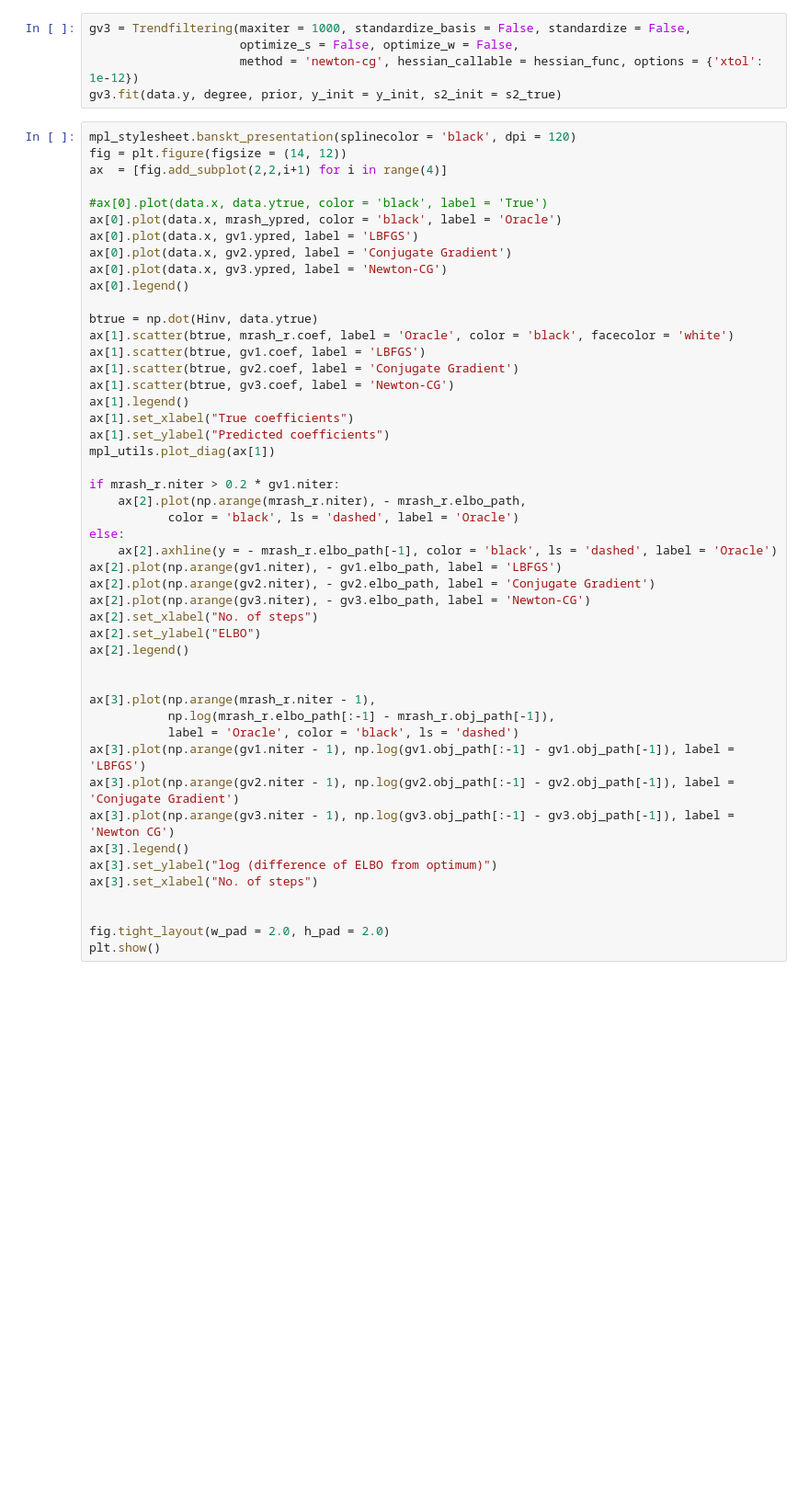
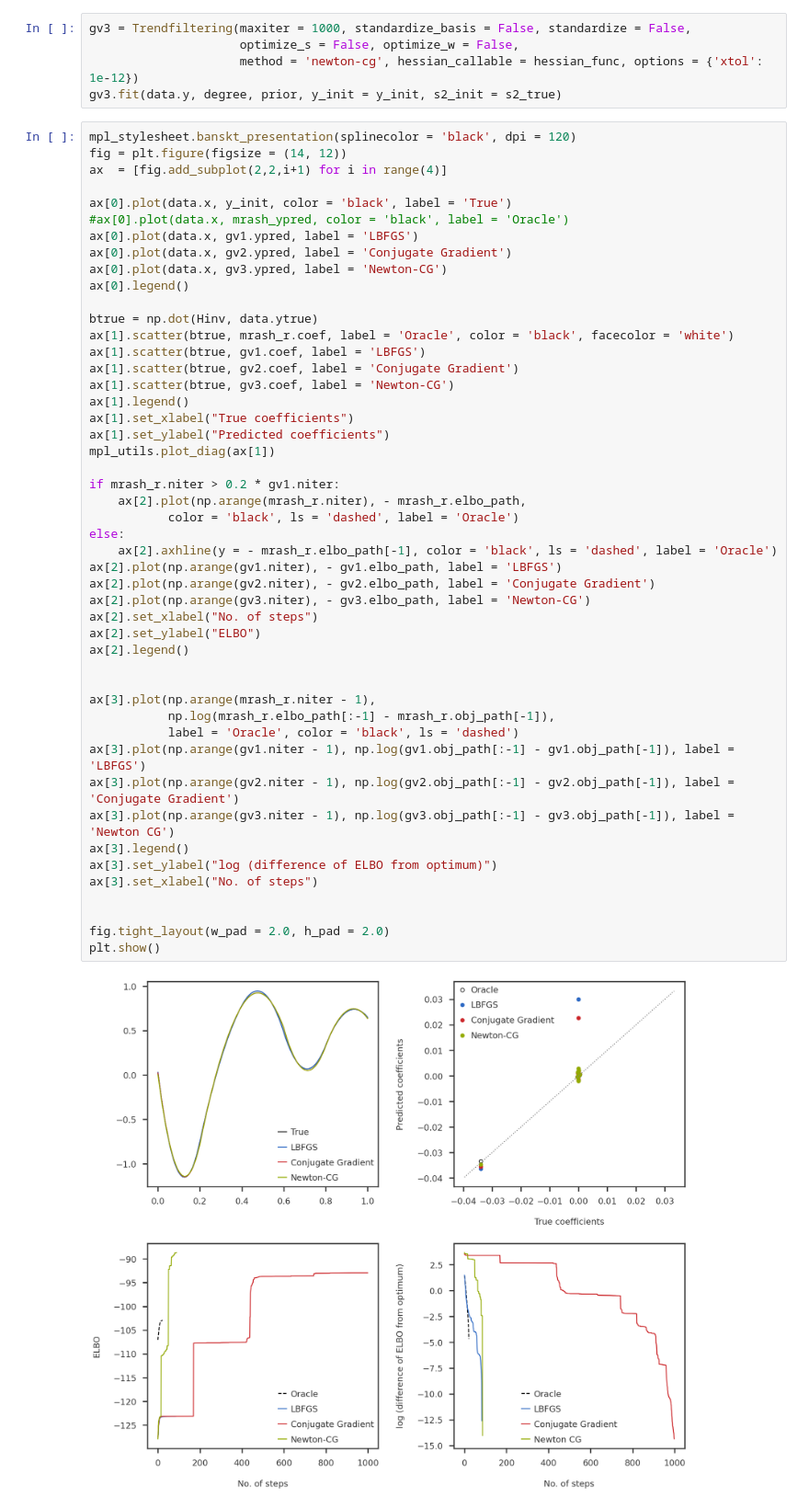
Before and after one commit to banskt/mr-ash-pen-workspace, a Jupyter notebook: notebooks/newtons_method_optimization/trendfiltering_newtons_method_bspline_smoothing_initialize.ipynb, the cells around one changed output. Shown at 92% size. Cells and saved outputs as stored; diff of their text form; blank space fills up the shorter version.

```diff
--- a/notebooks/newtons_method_optimization/trendfiltering_newtons_method_bspline_smoothing_initialize.ipynb
+++ b/notebooks/newtons_method_optimization/trendfiltering_newtons_method_bspline_smoothing_initialize.ipynb
@@ -117,8 +118,8 @@ mpl_stylesheet.banskt_presentation(splinecolor = 'black', dpi = 120)
 fig = plt.figure(figsize = (14, 12))
 ax  = [fig.add_subplot(2,2,i+1) for i in range(4)]
 
-#ax[0].plot(data.x, data.ytrue, color = 'black', label = 'True')
-ax[0].plot(data.x, mrash_ypred, color = 'black', label = 'Oracle')
+ax[0].plot(data.x, y_init, color = 'black', label = 'True')
+#ax[0].plot(data.x, mrash_ypred, color = 'black', label = 'Oracle')
 ax[0].plot(data.x, gv1.ypred, label = 'LBFGS')
 ax[0].plot(data.x, gv2.ypred, label = 'Conjugate Gradient')
 ax[0].plot(data.x, gv3.ypred, label = 'Newton-CG')
@@ -133,30 +134,32 @@ ax[1].legend()
 ax[1].set_xlabel("True coefficients")
 ax[1].set_ylabel("Predicted coefficients")
 mpl_utils.plot_diag(ax[1])
 
 if mrash_r.niter > 0.2 * gv1.niter:
     ax[2].plot(np.arange(mrash_r.niter), - mrash_r.elbo_path,
            color = 'black', ls = 'dashed', label = 'Oracle')
 else:
     ax[2].axhline(y = - mrash_r.elbo_path[-1], color = 'black', ls = 'dashed', label = 'Oracle')
 ax[2].plot(np.arange(gv1.niter), - gv1.elbo_path, label = 'LBFGS')
 ax[2].plot(np.arange(gv2.niter), - gv2.elbo_path, label = 'Conjugate Gradient')
 ax[2].plot(np.arange(gv3.niter), - gv3.elbo_path, label = 'Newton-CG')
 ax[2].set_xlabel("No. of steps")
 ax[2].set_ylabel("ELBO")
 ax[2].legend()
 
 
 ax[3].plot(np.arange(mrash_r.niter - 1),
            np.log(mrash_r.elbo_path[:-1] - mrash_r.obj_path[-1]),
            label = 'Oracle', color = 'black', ls = 'dashed')
 ax[3].plot(np.arange(gv1.niter - 1), np.log(gv1.obj_path[:-1] - gv1.obj_path[-1]), label = 'LBFGS')
 ax[3].plot(np.arange(gv2.niter - 1), np.log(gv2.obj_path[:-1] - gv2.obj_path[-1]), label = 'Conjugate Gradient')
 ax[3].plot(np.arange(gv3.niter - 1), np.log(gv3.obj_path[:-1] - gv3.obj_path[-1]), label = 'Newton CG')
 ax[3].legend()
 ax[3].set_ylabel("log (difference of ELBO from optimum)")
 ax[3].set_xlabel("No. of steps")
 
 
 fig.tight_layout(w_pad = 2.0, h_pad = 2.0)
 plt.show()
+# %% [output]
+[figure, added]
```
Also changed, not shown: parts of 2 cells of this notebook, 9 other files.
